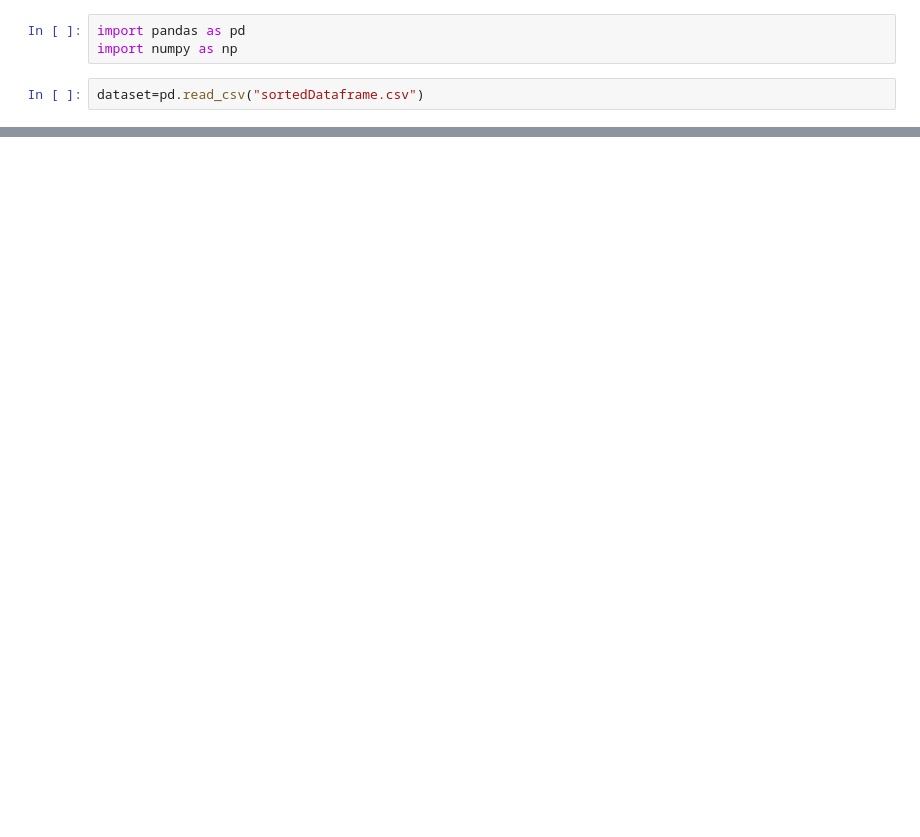
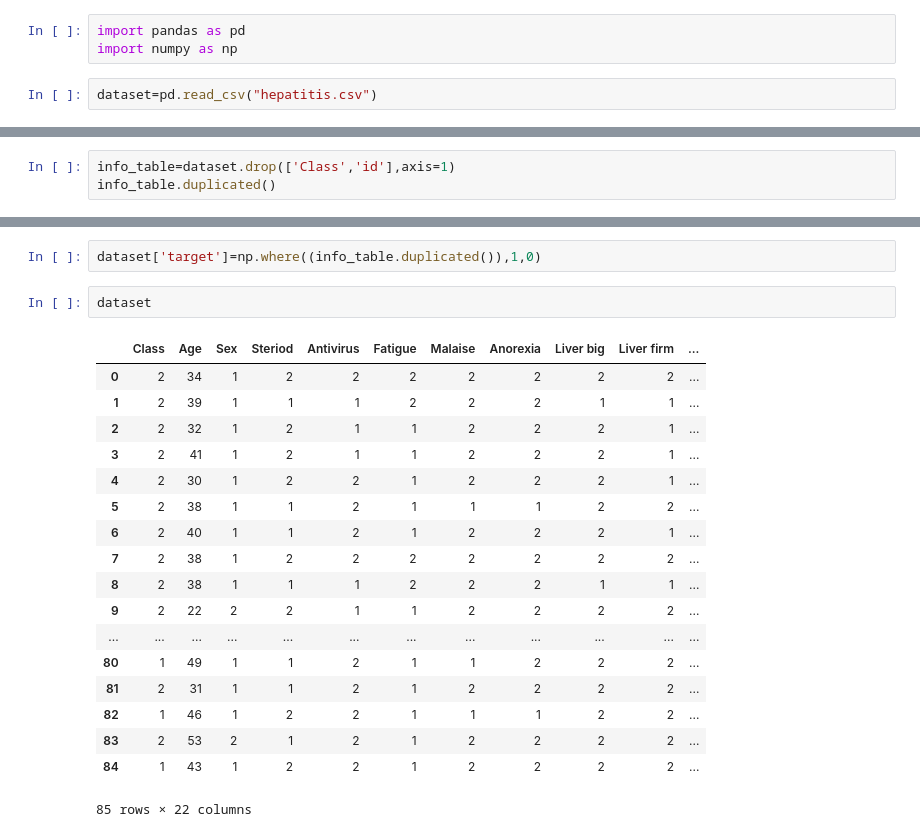
Before and after one commit to ayon749/Feature-Selection-Using-Rough-Set-Theory, a Jupyter notebook: redcuts.ipynb, the cells around one changed output, grey strips where cells are left out. Drawn from its saved outputs; the diff is of its cells as text; blank space fills up the shorter version.

```diff
--- a/redcuts.ipynb
+++ b/redcuts.ipynb
@@ -2,7 +2,7 @@
 import pandas as pd
 import numpy as np
 # %%
-dataset=pd.read_csv("sortedDataframe.csv")
+dataset=pd.read_csv("hepatitis.csv")
 # %%
 dataset.head()
 features=dataset.columns
@@ -46,0 +46,3 @@ array([ 1.,  2.,  3.,  4.,  5.,  6.,  7.,  8.,  9., 10., 11., 12., 13.,
+# %%
+info_table=dataset.drop(['Class','id'],axis=1)
+info_table.duplicated()
@@ -46,0 +67,23 @@ array([ 1.,  2.,  3.,  4.,  5.,  6.,  7.,  8.,  9., 10., 11., 12., 13.,
+# %%
+dataset['target']=np.where((info_table.duplicated()),1,0)
+# %%
+dataset
+# %% [output]
+|  | Class | Age | Sex | Steriod | Antivirus | Fatigue | Malaise | Anorexia | Liver big | Liver firm | ... |
+| 0 | 2 | 34 | 1 | 2 | 2 | 2 | 2 | 2 | 2 | 2 | ... |
+| 1 | 2 | 39 | 1 | 1 | 1 | 2 | 2 | 2 | 1 | 1 | ... |
+| 2 | 2 | 32 | 1 | 2 | 1 | 1 | 2 | 2 | 2 | 1 | ... |
+| 3 | 2 | 41 | 1 | 2 | 1 | 1 | 2 | 2 | 2 | 1 | ... |
+| 4 | 2 | 30 | 1 | 2 | 2 | 1 | 2 | 2 | 2 | 1 | ... |
+| 5 | 2 | 38 | 1 | 1 | 2 | 1 | 1 | 1 | 2 | 2 | ... |
+| 6 | 2 | 40 | 1 | 1 | 2 | 1 | 2 | 2 | 2 | 1 | ... |
+| 7 | 2 | 38 | 1 | 2 | 2 | 2 | 2 | 2 | 2 | 2 | ... |
+| 8 | 2 | 38 | 1 | 1 | 1 | 2 | 2 | 2 | 1 | 1 | ... |
+| 9 | 2 | 22 | 2 | 2 | 1 | 1 | 2 | 2 | 2 | 2 | ... |
+| ... | ... | ... | ... | ... | ... | ... | ... | ... | ... | ... | ... |
+| 80 | 1 | 49 | 1 | 1 | 2 | 1 | 1 | 2 | 2 | 2 | ... |
+| 81 | 2 | 31 | 1 | 1 | 2 | 1 | 2 | 2 | 2 | 2 | ... |
+| 82 | 1 | 46 | 1 | 2 | 2 | 1 | 1 | 1 | 2 | 2 | ... |
+| 83 | 2 | 53 | 2 | 1 | 2 | 1 | 2 | 2 | 2 | 2 | ... |
+| 84 | 1 | 43 | 1 | 2 | 2 | 1 | 2 | 2 | 2 | 2 | ... |
+85 rows × 22 columns
```
Also changed, not shown: parts of 3 cells of this notebook, 3 other files.
